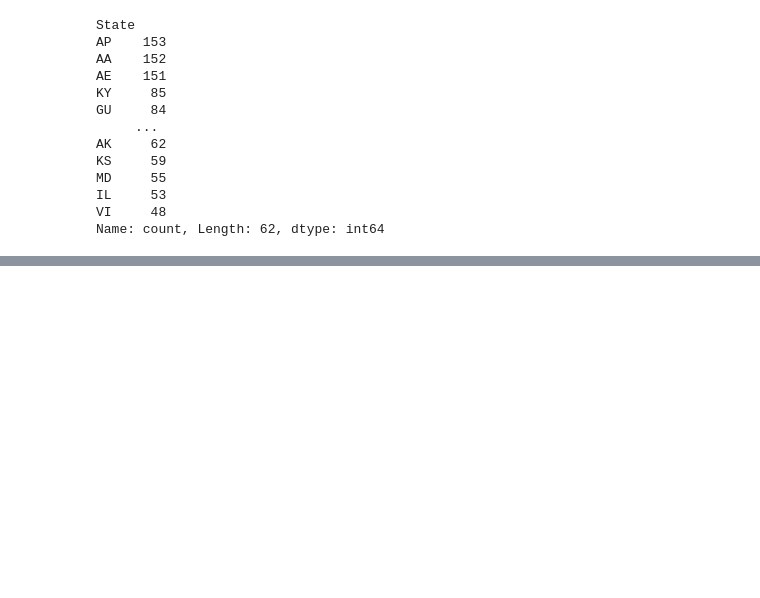
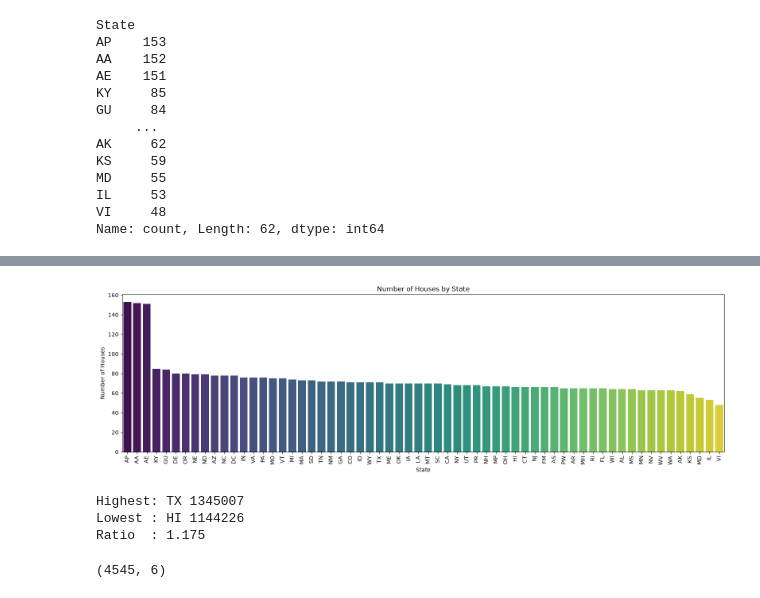
Before and after one commit to Ritupriya-Chowdhury/House-Price, a Jupyter notebook: House_price.ipynb, the cells around one changed output, grey strips where cells are left out. Saved outputs shown, nothing was run; the diff lists cells and outputs as text; code cells hidden in the pictures; blank space fills up the shorter version.

```diff
--- a/House_price.ipynb
+++ b/House_price.ipynb
@@ -210,0 +242,30 @@ Name: count, Length: 62, dtype: int64
+# %%
+# Value counts bar chart (number of houses per state)
+state_cnt = df['State'].value_counts()
+
+plt.figure(figsize=(16, 5))
+sns.barplot(x=state_cnt.index, y=state_cnt.values, hue=state_cnt.index,
+            palette='viridis', legend=False)
+plt.xticks(rotation=90)
+plt.xlabel('State')
+plt.ylabel('Number of Houses')
+plt.title('Number of Houses by State')
+plt.tight_layout()
+plt.show()
+# %% [output]
+[figure, added]
+# %%
+# Max/min mean ratio
+m = df.groupby('State')['Price'].mean()
+print('Highest:', m.idxmax(), round(m.max()))
+print('Lowest :', m.idxmin(), round(m.min()))
+print('Ratio  :', round(m.max() / m.min(), 3))
+# %% [output]
+Highest: TX 1345007
+Lowest : HI 1144226
+Ratio  : 1.175
+# %%
+df = df.drop(columns=['Address', 'State'])
+df.shape
+# %% [output]
+(4545, 6)
```
Also changed, not shown: parts of 23 cells of this notebook.
